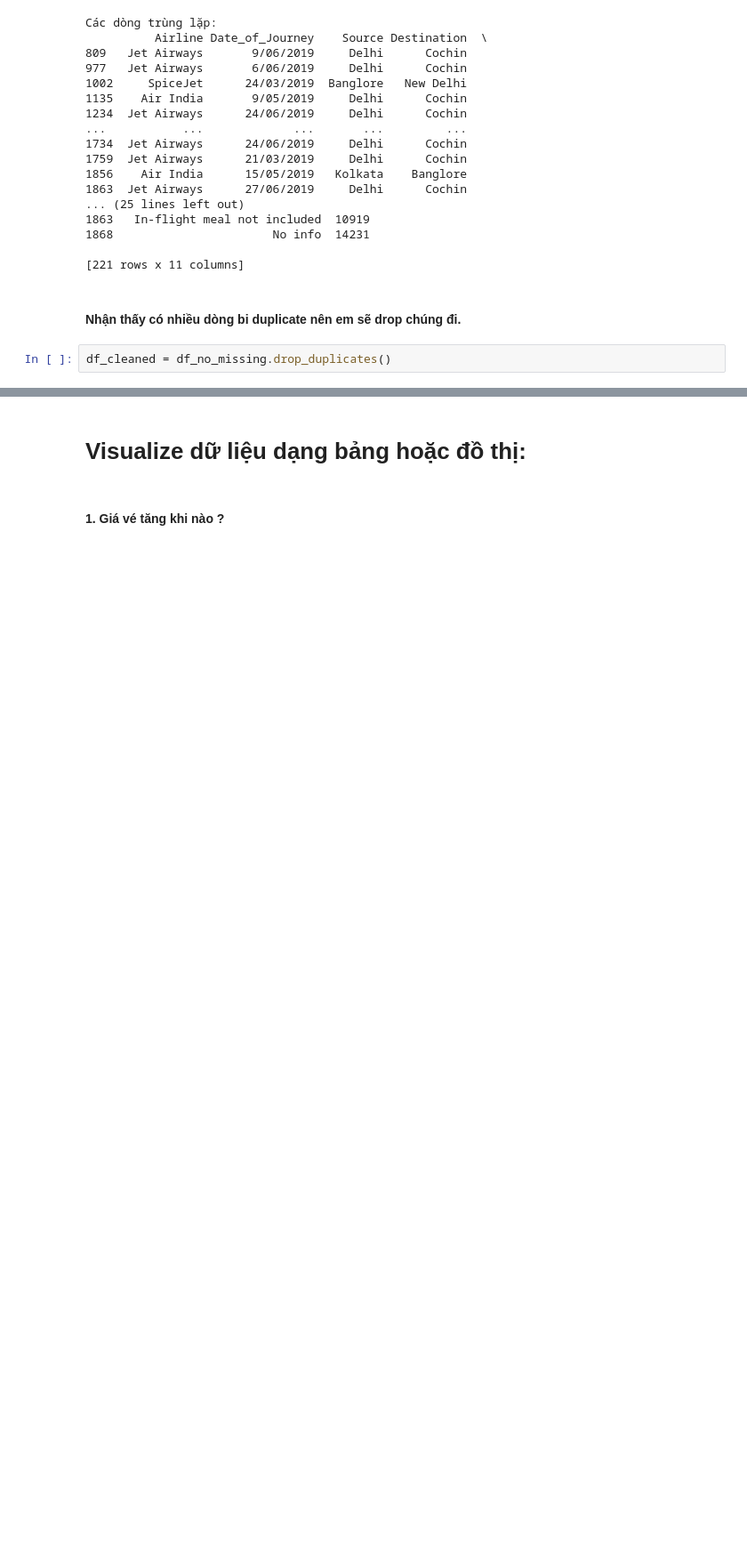
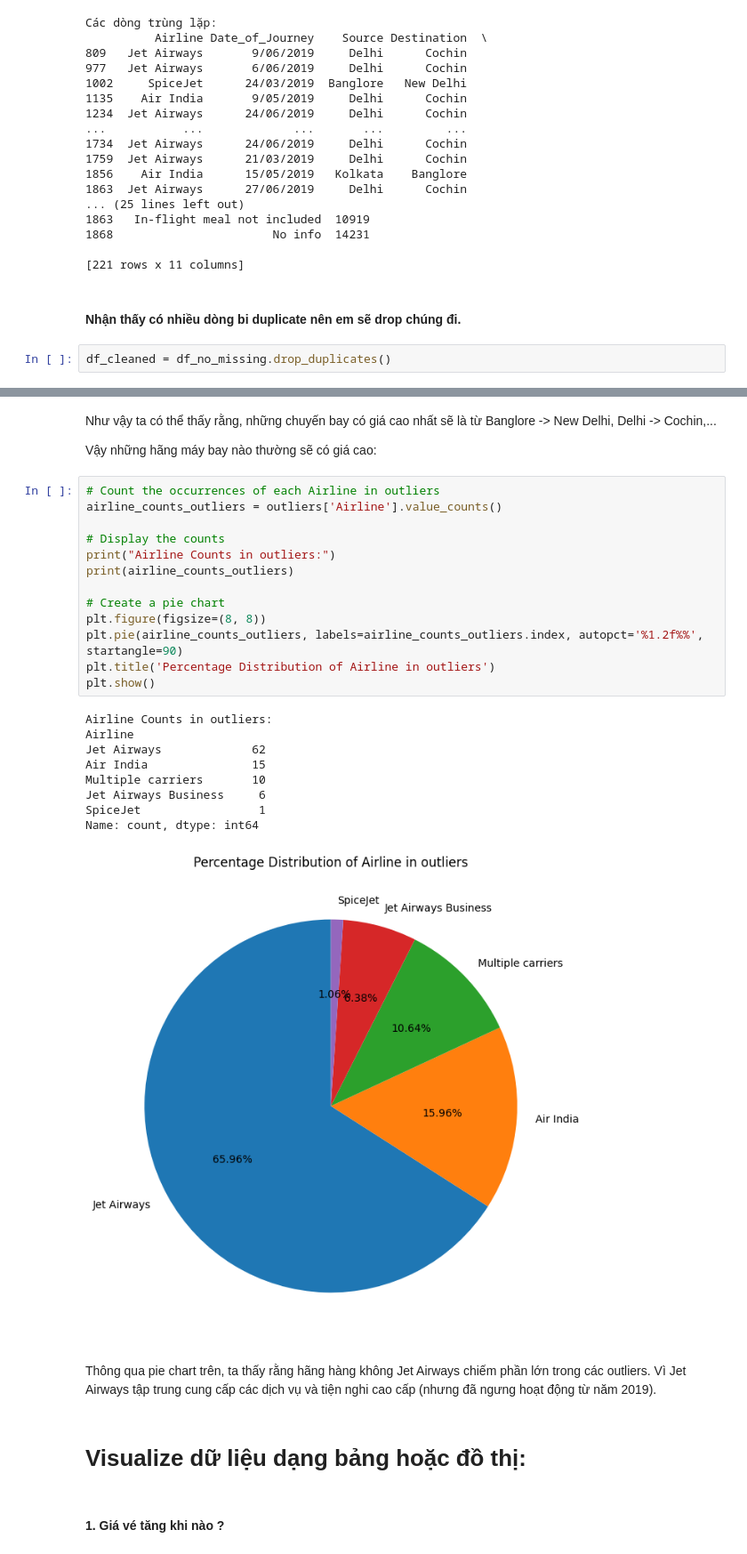
Before and after one commit to haingo22/PTDLUD-DA01, a Jupyter notebook: 20120281.ipynb, the cells around one changed output, grey strips where cells are left out. Shown at 89% size. Saved outputs shown, nothing was run; the diff lists cells and outputs as text; blank space fills up the shorter version.

```diff
--- a/20120281.ipynb
+++ b/20120281.ipynb
@@ -126,3 +236,32 @@ df_cleaned = df_no_missing.drop_duplicates()
+# %% [markdown]
+Như vậy ta có thể thấy rằng, những chuyến bay có giá cao nhất sẽ là từ Banglore -> New Delhi, Delhi -> Cochin,...
+
+Vậy những hãng máy bay nào thường sẽ có giá cao:
+# %%
+# Count the occurrences of each Airline in outliers
+airline_counts_outliers = outliers['Airline'].value_counts()
+
+# Display the counts
+print("Airline Counts in outliers:")
+print(airline_counts_outliers)
+
+# Create a pie chart
+plt.figure(figsize=(8, 8))
+plt.pie(airline_counts_outliers, labels=airline_counts_outliers.index, autopct='%1.2f%%', startangle=90)
+plt.title('Percentage Distribution of Airline in outliers')
+plt.show()
+# %% [output]
+Airline Counts in outliers:
+Airline
+Jet Airways             62
+Air India               15
+Multiple carriers       10
+Jet Airways Business     6
+SpiceJet                 1
+Name: count, dtype: int64
+[figure, added]
+# %% [markdown]
+Thông qua pie chart trên, ta thấy rằng hãng hàng không Jet Airways chiếm phần lớn trong các outliers. Vì Jet Airways tập trung cung cấp các dịch vụ và tiện nghi cao cấp (nhưng đã ngưng hoạt động từ năm 2019).
 # %% [markdown]
 # Visualize dữ liệu dạng bảng hoặc đồ thị:
 # %% [markdown]
```
Also changed, not shown: parts of 91 cells of this notebook, 1 other file.
